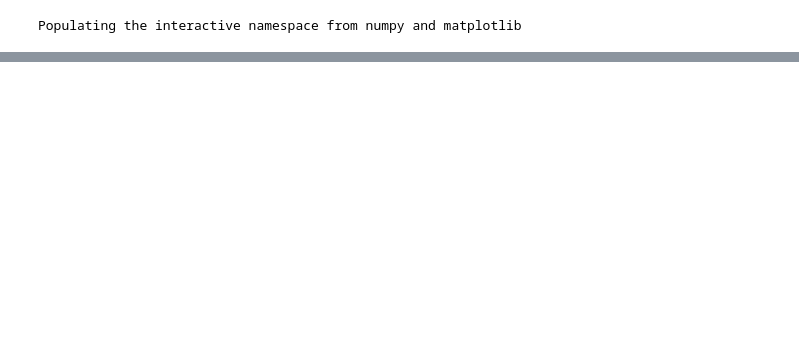
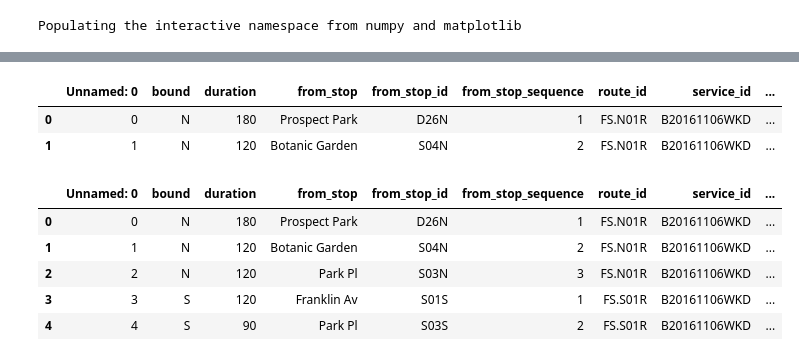
Before and after one commit to rvecsler/Network_Project, a Jupyter notebook: SettingUpNetwork.ipynb, the cells around one changed output, grey strips where cells are left out. Saved outputs shown, nothing was run; the diff lists cells and outputs as text; code cells hidden in the pictures; blank space fills up the shorter version.

```diff
--- a/SettingUpNetwork.ipynb
+++ b/SettingUpNetwork.ipynb
@@ -60,0 +73,9 @@ for i in range(0,len(ndata.node_id)):
+# %%
+#get the edge data and attributes
+edata = pd.read_csv("data/subway_duration_between_stops_weekday(common_route).csv")
+# %%
+edata.head(2)
+# %% [output]
+|  | Unnamed: 0 | bound | duration | from_stop | from_stop_id | from_stop_sequence | route_id | service_id | ... |
+| 0 | 0 | N | 180 | Prospect Park | D26N | 1 | FS.N01R | B20161106WKD | ... |
+| 1 | 1 | N | 120 | Botanic Garden | S04N | 2 | FS.N01R | B20161106WKD | ... |
@@ -60,0 +87,9 @@ for i in range(0,len(ndata.node_id)):
+# %%
+edata.head()
+# %% [output]
+|  | Unnamed: 0 | bound | duration | from_stop | from_stop_id | from_stop_sequence | route_id | service_id | ... |
+| 0 | 0 | N | 180 | Prospect Park | D26N | 1 | FS.N01R | B20161106WKD | ... |
+| 1 | 1 | N | 120 | Botanic Garden | S04N | 2 | FS.N01R | B20161106WKD | ... |
+| 2 | 2 | N | 120 | Park Pl | S03N | 3 | FS.N01R | B20161106WKD | ... |
+| 3 | 3 | S | 120 | Franklin Av | S01S | 1 | FS.S01R | B20161106WKD | ... |
+| 4 | 4 | S | 90 | Park Pl | S03S | 2 | FS.S01R | B20161106WKD | ... |
```
Also changed, not shown: parts of 26 cells of this notebook.
